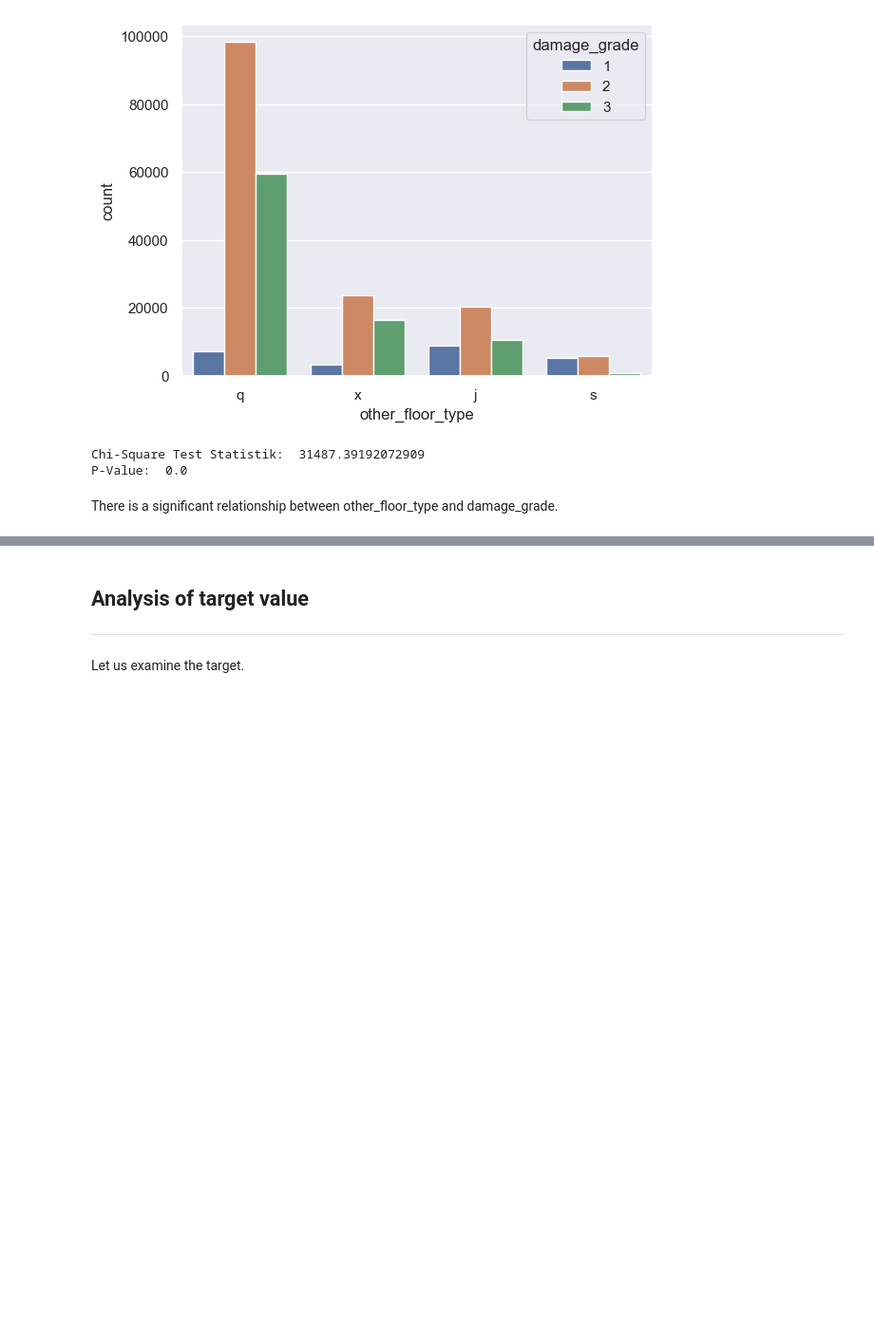
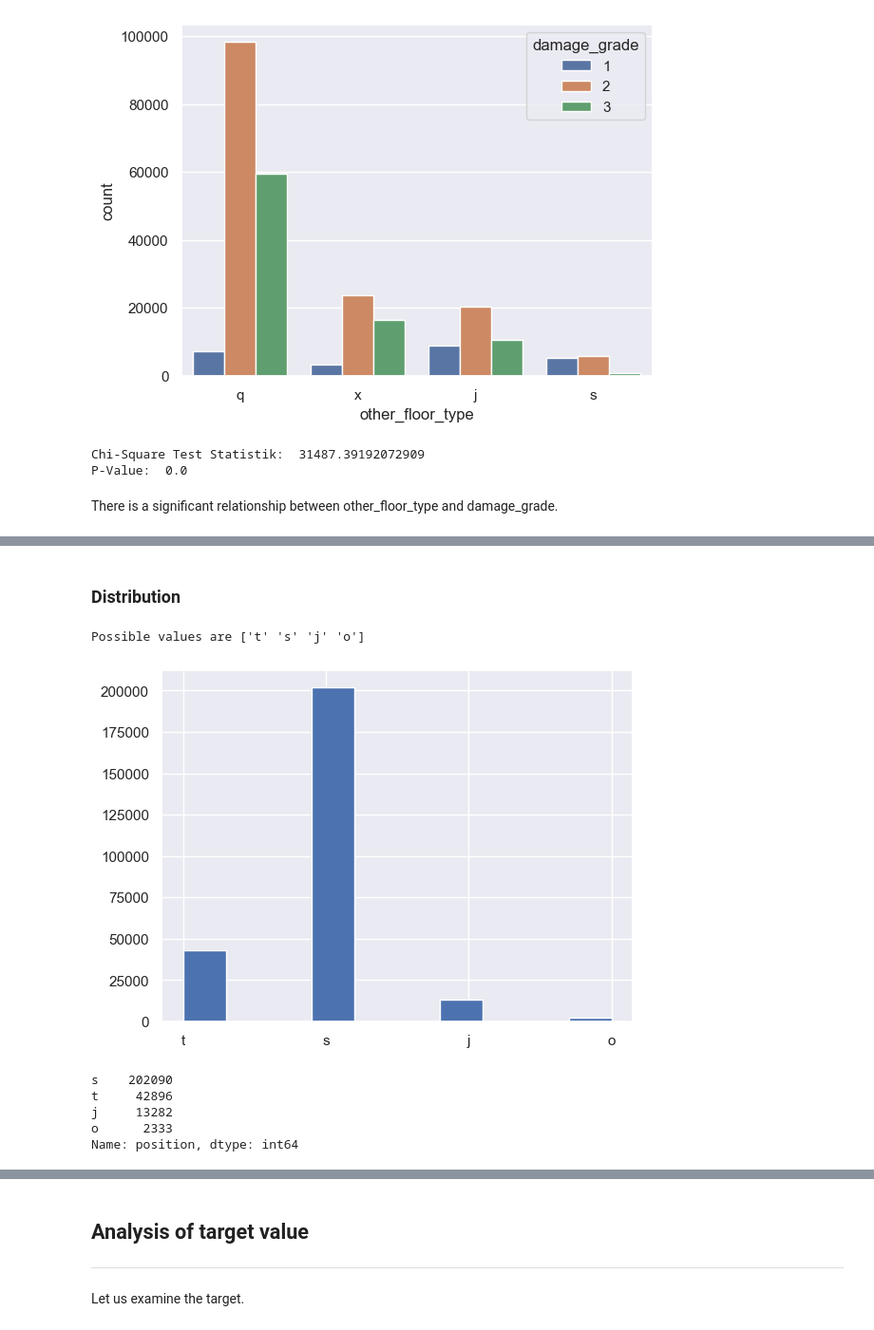
Before and after one commit to Sidies/-2015_Gorkha_earthquake_damage_prediction, a Jupyter notebook: notebooks/Exploration.ipynb, the cells around one changed output, grey strips where cells are left out. Shown at 95% size. Drawn from its saved outputs; the diff is of its cells as text; code cells hidden in the pictures; blank space fills up the shorter version.

Commit message:
Analysis for position

```diff
--- a/notebooks/Exploration.ipynb
+++ b/notebooks/Exploration.ipynb
@@ -591,0 +595,15 @@ There is a significant relationship between other_floor_type and damage_grade.
+# %% [markdown]
+### Distribution
+# %%
+print(f"Possible values are {train_df['position'].unique()}")
+train_df['position'].hist()
+plt.show()
+print(f"{train_df['position'].value_counts()}")
+# %% [output]
+Possible values are ['t' 's' 'j' 'o']
+[figure, added]
+s    202090
+t     42896
+j     13282
+o      2333
+Name: position, dtype: int64
```
Also changed, not shown: parts of 6 cells of this notebook.
